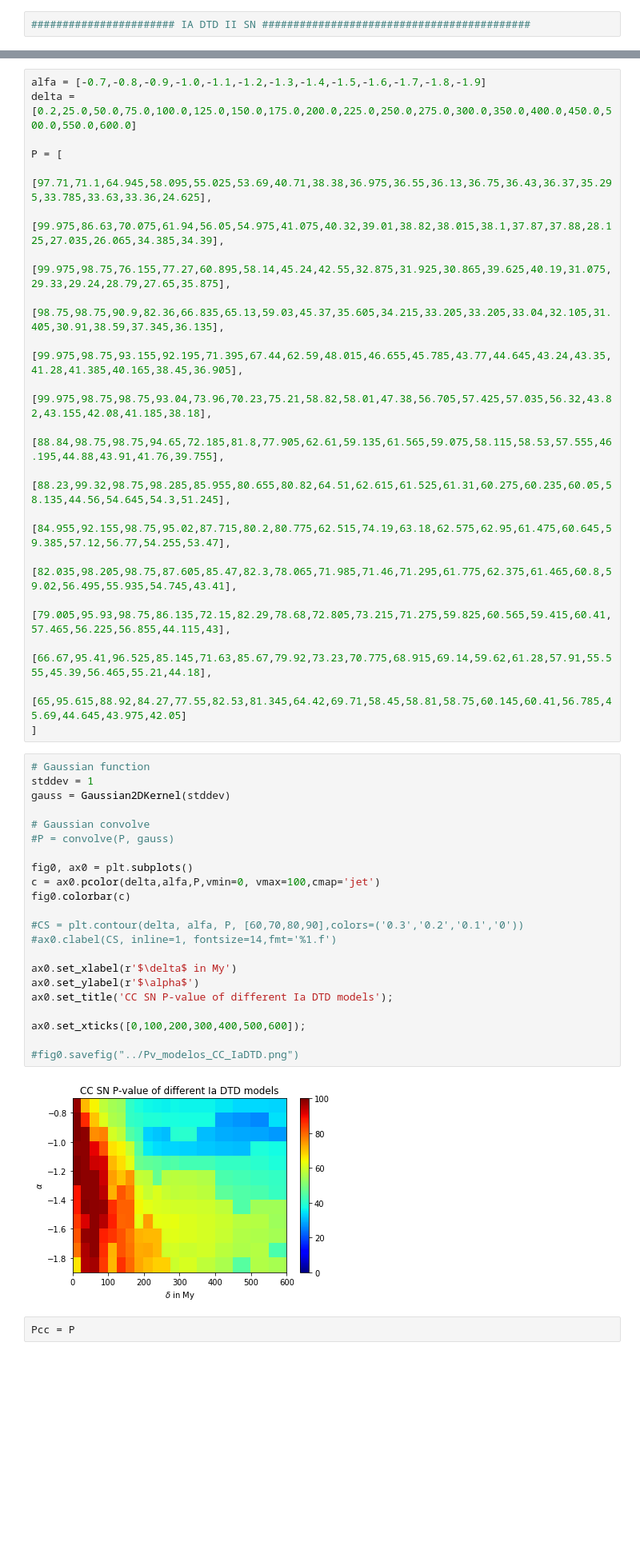
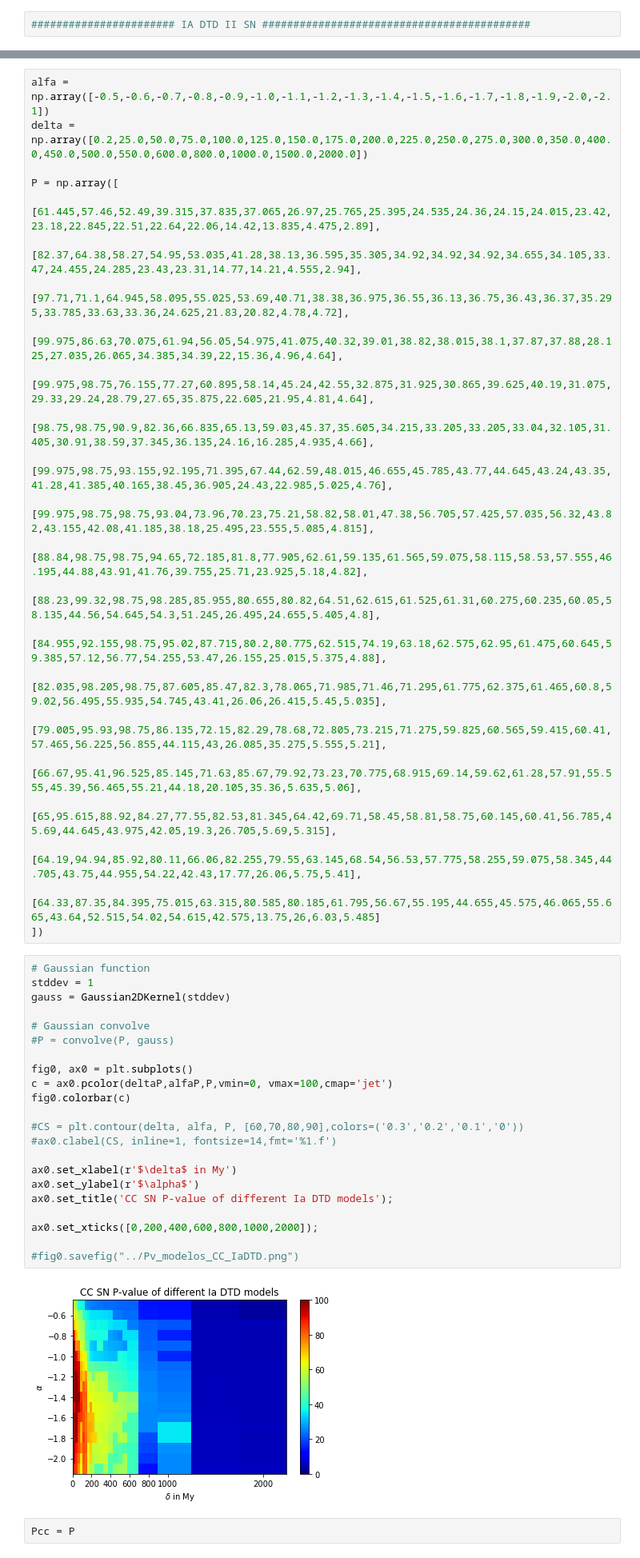
Before and after one commit to AsierCastrillo/Supernovas, a Jupyter notebook: Sacar_Graficas_Estadistica_2.0.ipynb, the cells around one changed output, grey strips where cells are left out. Shown at 80% size. Saved outputs shown, nothing was run; the diff lists cells and outputs as text; blank space fills up the shorter version.

```diff
--- a/Sacar_Graficas_Estadistica_2.0.ipynb
+++ b/Sacar_Graficas_Estadistica_2.0.ipynb
@@ -641,46 +697,50 @@ plt.show()
 # %%
-alfa = [-0.7,-0.8,-0.9,-1.0,-1.1,-1.2,-1.3,-1.4,-1.5,-1.6,-1.7,-1.8,-1.9]
-delta = [0.2,25.0,50.0,75.0,100.0,125.0,150.0,175.0,200.0,225.0,250.0,275.0,300.0,350.0,400.0,450.0,500.0,550.0,600.0]
+alfa = np.array([-0.5,-0.6,-0.7,-0.8,-0.9,-1.0,-1.1,-1.2,-1.3,-1.4,-1.5,-1.6,-1.7,-1.8,-1.9,-2.0,-2.1])
+delta = np.array([0.2,25.0,50.0,75.0,100.0,125.0,150.0,175.0,200.0,225.0,250.0,275.0,300.0,350.0,400.0,450.0,500.0,550.0,600.0,800.0,1000.0,1500.0,2000.0])
 
-P = [
-    [97.71,71.1,64.945,58.095,55.025,53.69,40.71,38.38,36.975,36.55,36.13,36.75,36.43,36.37,35.295,33.785,33.63,33.36,24.625],
-    [99.975,86.63,70.075,61.94,56.05,54.975,41.075,40.32,39.01,38.82,38.015,38.1,37.87,37.88,28.125,27.035,26.065,34.385,34.39],
-    [99.975,98.75,76.155,77.27,60.895,58.14,45.24,42.55,32.875,31.925,30.865,39.625,40.19,31.075,29.33,29.24,28.79,27.65,35.875],
-    [98.75,98.75,90.9,82.36,66.835,65.13,59.03,45.37,35.605,34.215,33.205,33.205,33.04,32.105,31.405,30.91,38.59,37.345,36.135],
-    [99.975,98.75,93.155,92.195,71.395,67.44,62.59,48.015,46.655,45.785,43.77,44.645,43.24,43.35,41.28,41.385,40.165,38.45,36.905],
-    [99.975,98.75,98.75,93.04,73.96,70.23,75.21,58.82,58.01,47.38,56.705,57.425,57.035,56.32,43.82,43.155,42.08,41.185,38.18],
-    [88.84,98.75,98.75,94.65,72.185,81.8,77.905,62.61,59.135,61.565,59.075,58.115,58.53,57.555,46.195,44.88,43.91,41.76,39.755],
-    [88.23,99.32,98.75,98.285,85.955,80.655,80.82,64.51,62.615,61.525,61.31,60.275,60.235,60.05,58.135,44.56,54.645,54.3,51.245],
-    [84.955,92.155,98.75,95.02,87.715,80.2,80.775,62.515,74.19,63.18,62.575,62.95,61.475,60.645,59.385,57.12,56.77,54.255,53.47],
-    [82.035,98.205,98.75,87.605,85.47,82.3,78.065,71.985,71.46,71.295,61.775,62.375,61.465,60.8,59.02,56.495,55.935,54.745,43.41],
-    [79.005,95.93,98.75,86.135,72.15,82.29,78.68,72.805,73.215,71.275,59.825,60.565,59.415,60.41,57.465,56.225,56.855,44.115,43],
-    [66.67,95.41,96.525,85.145,71.63,85.67,79.92,73.23,70.775,68.915,69.14,59.62,61.28,57.91,55.555,45.39,56.465,55.21,44.18],
-    [65,95.615,88.92,84.27,77.55,82.53,81.345,64.42,69.71,58.45,58.81,58.75,60.145,60.41,56.785,45.69,44.645,43.975,42.05]
-]
+P = np.array([
+    [61.445,57.46,52.49,39.315,37.835,37.065,26.97,25.765,25.395,24.535,24.36,24.15,24.015,23.42,23.18,22.845,22.51,22.64,22.06,14.42,13.835,4.475,2.89],
+    [82.37,64.38,58.27,54.95,53.035,41.28,38.13,36.595,35.305,34.92,34.92,34.92,34.655,34.105,33.47,24.455,24.285,23.43,23.31,14.77,14.21,4.555,2.94],
+    [97.71,71.1,64.945,58.095,55.025,53.69,40.71,38.38,36.975,36.55,36.13,36.75,36.43,36.37,35.295,33.785,33.63,33.36,24.625,21.83,20.82,4.78,4.72],
+    [99.975,86.63,70.075,61.94,56.05,54.975,41.075,40.32,39.01,38.82,38.015,38.1,37.87,37.88,28.125,27.035,26.065,34.385,34.39,22,15.36,4.96,4.64],
+    [99.975,98.75,76.155,77.27,60.895,58.14,45.24,42.55,32.875,31.925,30.865,39.625,40.19,31.075,29.33,29.24,28.79,27.65,35.875,22.605,21.95,4.81,4.64],
+    [98.75,98.75,90.9,82.36,66.835,65.13,59.03,45.37,35.605,34.215,33.205,33.205,33.04,32.105,31.405,30.91,38.59,37.345,36.135,24.16,16.285,4.935,4.66],
+    [99.975,98.75,93.155,92.195,71.395,67.44,62.59,48.015,46.655,45.785,43.77,44.645,43.24,43.35,41.28,41.385,40.165,38.45,36.905,24.43,22.985,5.025,4.76],
+    [99.975,98.75,98.75,93.04,73.96,70.23,75.21,58.82,58.01,47.38,56.705,57.425,57.035,56.32,43.82,43.155,42.08,41.185,38.18,25.495,23.555,5.085,4.815],
+    [88.84,98.75,98.75,94.65,72.185,81.8,77.905,62.61,59.135,61.565,59.075,58.115,58.53,57.555,46.195,44.88,43.91,41.76,39.755,25.71,23.925,5.18,4.82],
+    [88.23,99.32,98.75,98.285,85.955,80.655,80.82,64.51,62.615,61.525,61.31,60.275,60.235,60.05,58.135,44.56,54.645,54.3,51.245,26.495,24.655,5.405,4.8],
+    [84.955,92.155,98.75,95.02,87.715,80.2,80.775,62.515,74.19,63.18,62.575,62.95,61.475,60.645,59.385,57.12,56.77,54.255,53.47,26.155,25.015,5.375,4.88],
+    [82.035,98.205,98.75,87.605,85.47,82.3,78.065,71.985,71.46,71.295,61.775,62.375,61.465,60.8,59.02,56.495,55.935,54.745,43.41,26.06,26.415,5.45,5.035],
+    [79.005,95.93,98.75,86.135,72.15,82.29,78.68,72.805,73.215,71.275,59.825,60.565,59.415,60.41,57.465,56.225,56.855,44.115,43,26.085,35.275,5.555,5.21],
+    [66.67,95.41,96.525,85.145,71.63,85.67,79.92,73.23,70.775,68.915,69.14,59.62,61.28,57.91,55.555,45.39,56.465,55.21,44.18,20.105,35.36,5.635,5.06],
+    [65,95.615,88.92,84.27,77.55,82.53,81.345,64.42,69.71,58.45,58.81,58.75,60.145,60.41,56.785,45.69,44.645,43.975,42.05,19.3,26.705,5.69,5.315],
+    [64.19,94.94,85.92,80.11,66.06,82.255,79.55,63.145,68.54,56.53,57.775,58.255,59.075,58.345,44.705,43.75,44.955,54.22,42.43,17.77,26.06,5.75,5.41],
+    [64.33,87.35,84.395,75.015,63.315,80.585,80.185,61.795,56.67,55.195,44.655,45.575,46.065,55.665,43.64,52.515,54.02,54.615,42.575,13.75,26,6.03,5.485]
+])
 # %%
 # Gaussian function
 stddev = 1
 gauss = Gaussian2DKernel(stddev)
 
 # Gaussian convolve
 #P = convolve(P, gauss)
 
 fig0, ax0 = plt.subplots()
-c = ax0.pcolor(delta,alfa,P,vmin=0, vmax=100,cmap='jet')
+c = ax0.pcolor(deltaP,alfaP,P,vmin=0, vmax=100,cmap='jet')
 fig0.colorbar(c)
 
 #CS = plt.contour(delta, alfa, P, [60,70,80,90],colors=('0.3','0.2','0.1','0'))
 #ax0.clabel(CS, inline=1, fontsize=14,fmt='%1.f')
 
 ax0.set_xlabel(r'$\delta$ in My')
 ax0.set_ylabel(r'$\alpha$')
 ax0.set_title('CC SN P-value of different Ia DTD models');
 
-ax0.set_xticks([0,100,200,300,400,500,600]);
+ax0.set_xticks([0,200,400,600,800,1000,2000]);
 
 #fig0.savefig("../Pv_modelos_CC_IaDTD.png")
 # %% [output]
-[figure, old version]
+[figure, new version]
 # %%
 Pcc = P
 # %%
```
Also changed, not shown: parts of 22 cells of this notebook.
